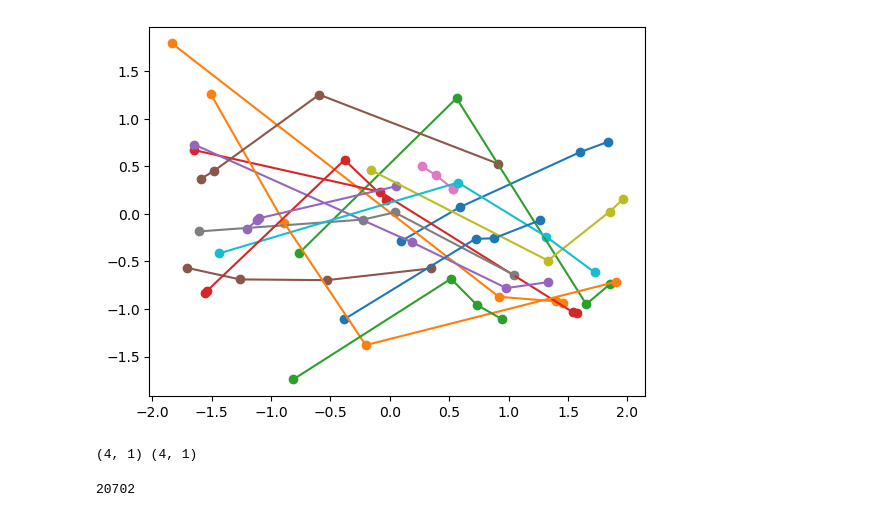
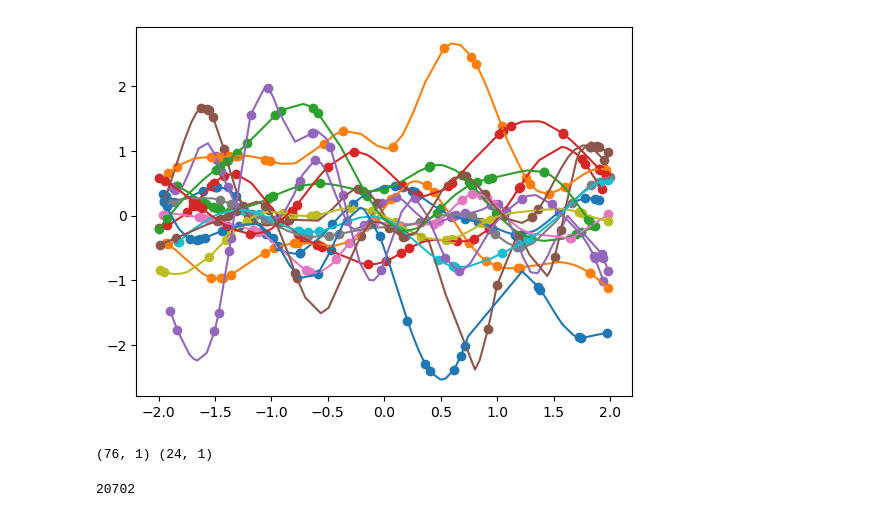
Before and after one commit to will-hd/IML, a Jupyter notebook: example_1d_gp.ipynb, the cells around one changed output. Cells and saved outputs as stored; diff of their text form; code cells hidden in the pictures.

```diff
--- a/example_1d_gp.ipynb
+++ b/example_1d_gp.ipynb
@@ -13,22 +10,22 @@ The autoreload extension is already loaded. To reload it, use:
 # %%
 from datasets import GPData
 
 # Create dataset
-dataset = GPData(sigma_range = (0.5, 0.5), ls_range=(1,1), max_num_context=10)
+dataset = GPData(sigma_range = (0.1, 1), ls_range=(0.1,0.6), max_num_context=97)
 
 # Visualize data samples
 batch = dataset.generate_batch()
 (x_c, y_c), (x, y) = batch
 for x_i, y_i in zip(x, y):
     plt.plot(x_i, y_i)
 
 for xc_i, yc_i in zip(x_c, y_c):
     plt.scatter(xc_i, yc_i)
 plt.show()
 print(x_i.shape, xc_i.shape)
 # %% [output]
-[figure, old version]
+[figure, new version]
-(4, 1) (4, 1)
+(76, 1) (24, 1)
 # %%
 from np import NeuralProcess
 
```
Also changed, not shown: parts of 3 cells of this notebook, 4 other files.
